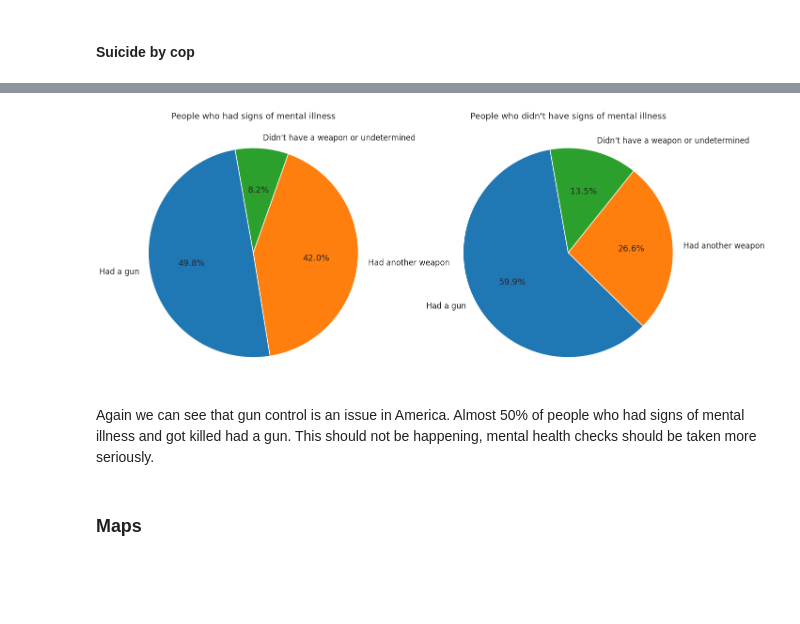
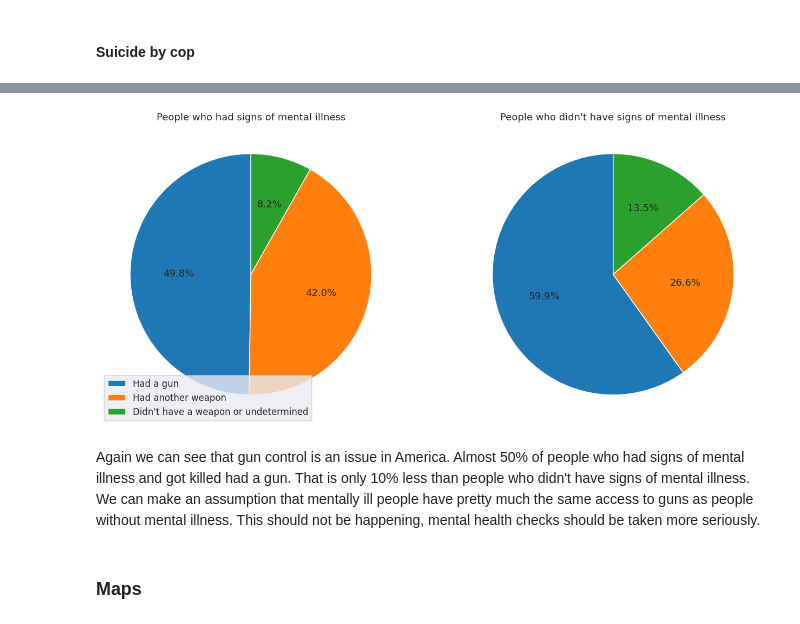
Before and after one commit to NerijusSh/data-police-shootings, a Jupyter notebook: 141.ipynb, the cells around one changed output, grey strips where cells are left out. Drawn from its saved outputs; the diff is of its cells as text; code cells hidden in the pictures; blank space fills up the shorter version.

```diff
--- a/141.ipynb
+++ b/141.ipynb
@@ -860,38 +890,37 @@ all_not_mental_sum=len(shootings_df)-mental_illness
 # %%
 fig,(ax1,ax2)=plt.subplots(1,2,figsize=(22,22))
 
 data=[armed_mental_sum,
       mental_illness-armed_mental_sum-no_weapons_sum,
       no_weapons_sum]
 
 labels=["Had a gun",
         "Had another weapon",
         "Didn't have a weapon or undetermined"
         ]
 
 ax1.pie(data,
-        labels=labels,
         autopct='%.1f%%',
-        startangle=100
+        startangle=90
         )
 
 data_=[armed_not_mental,
       all_not_mental_sum-armed_not_mental-no_mental_no_weapon,
       no_mental_no_weapon]
 
 ax2.pie(data_,
-        labels=labels,
         autopct='%.1f%%',
-        startangle=100
+        startangle=90
         )
+ax1.legend(labels, loc='lower left')
 ax1.title.set_text('People who had signs of mental illness')
 ax2.title.set_text("People who didn't have signs of mental illness")
 
 plt.show()
 # %% [output]
-[figure, old version]
+[figure, new version]
 # %% [markdown]
-Again we can see that gun control is an issue in America. Almost 50% of people who had signs of mental illness and got killed had a gun. This should not be happening, mental health checks should be taken more seriously.
+Again we can see that gun control is an issue in America. Almost 50% of people who had signs of mental illness and got killed had a gun. That is only 10% less than people who didn't have signs of mental illness. We can make an assumption that mentally ill people have pretty much the same access to guns as people without mental illness. This should not be happening, mental health checks should be taken more seriously.
 # %% [markdown]
 ### Maps
 # %% [markdown]
```
Also changed, not shown: parts of 23 cells of this notebook.
